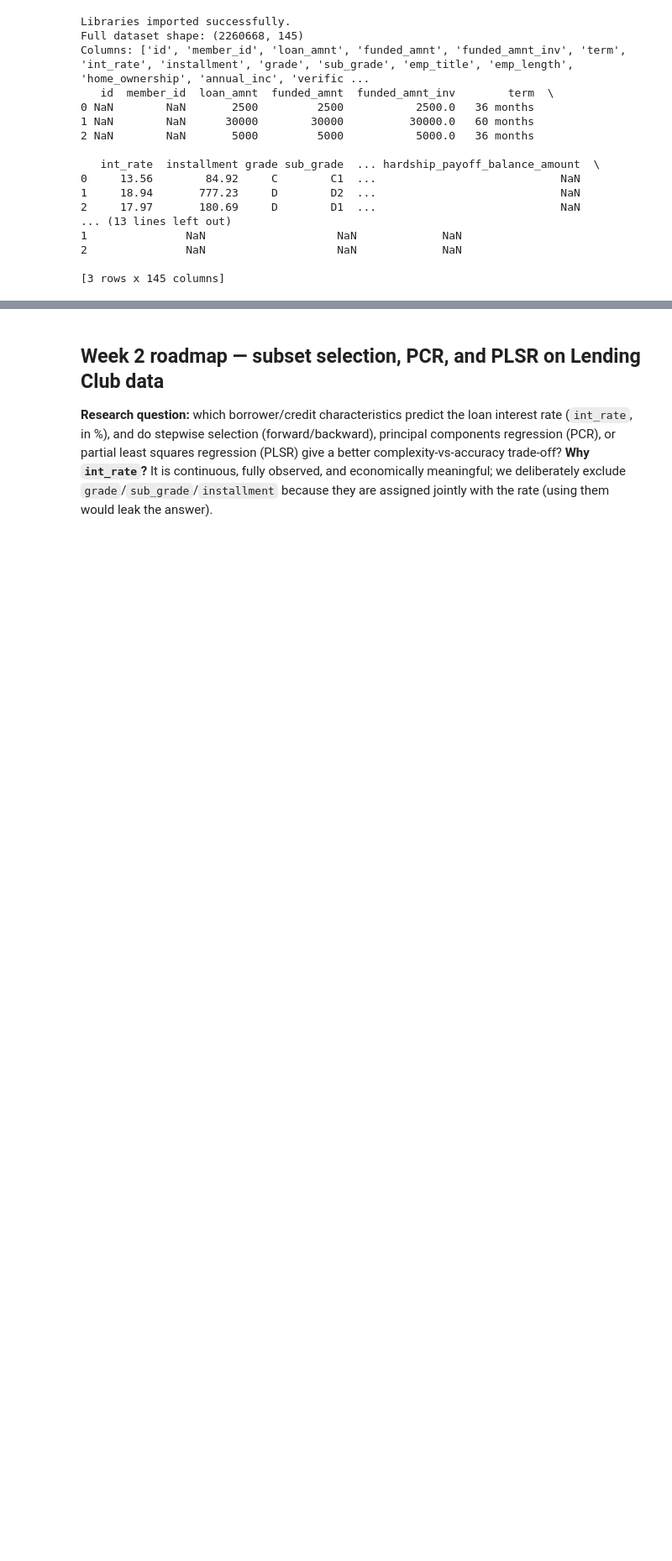
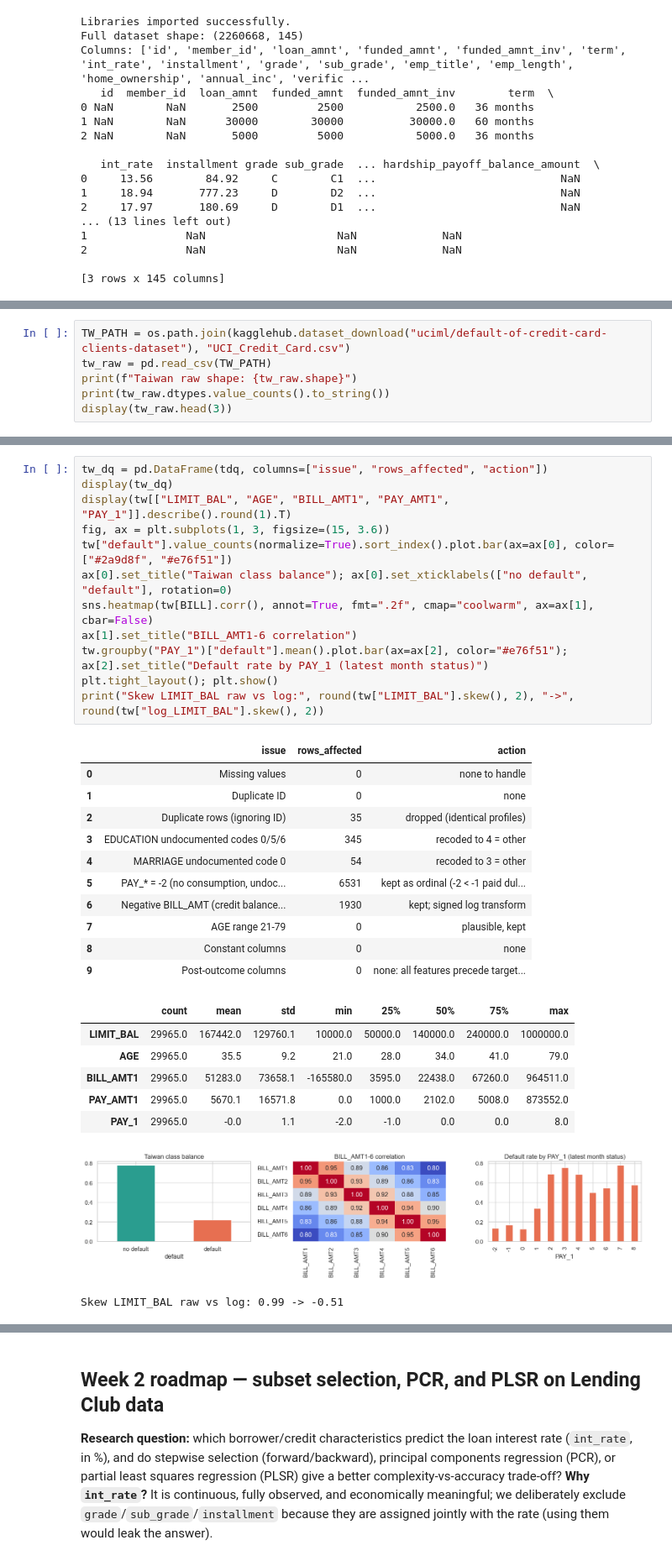
Before and after one commit to kumargaurav-bu-edu/ms_datascience, a Jupyter notebook: week_09112026/DX799O1/homework/kumar_gaurav_week3_dx799O1.ipynb, the cells around one changed output, grey strips where cells are left out. Shown at 84% size. Saved outputs shown, nothing was run; the diff lists cells and outputs as text; blank space fills up the shorter version.

```diff
--- a/week_09112026/DX799O1/homework/kumar_gaurav_week3_dx799O1.ipynb
+++ b/week_09112026/DX799O1/homework/kumar_gaurav_week3_dx799O1.ipynb
@@ -53,0 +342,6 @@ Columns: ['id', 'member_id', 'loan_amnt', 'funded_amnt', 'funded_amnt_inv', 'ter
+# %%
+TW_PATH = os.path.join(kagglehub.dataset_download("uciml/default-of-credit-card-clients-dataset"), "UCI_Credit_Card.csv")
+tw_raw = pd.read_csv(TW_PATH)
+print(f"Taiwan raw shape: {tw_raw.shape}")
+print(tw_raw.dtypes.value_counts().to_string())
+display(tw_raw.head(3))
@@ -53,0 +436,32 @@ Columns: ['id', 'member_id', 'loan_amnt', 'funded_amnt', 'funded_amnt_inv', 'ter
+# %%
+tw_dq = pd.DataFrame(tdq, columns=["issue", "rows_affected", "action"])
+display(tw_dq)
+display(tw[["LIMIT_BAL", "AGE", "BILL_AMT1", "PAY_AMT1", "PAY_1"]].describe().round(1).T)
+fig, ax = plt.subplots(1, 3, figsize=(15, 3.6))
+tw["default"].value_counts(normalize=True).sort_index().plot.bar(ax=ax[0], color=["#2a9d8f", "#e76f51"])
+ax[0].set_title("Taiwan class balance"); ax[0].set_xticklabels(["no default", "default"], rotation=0)
+sns.heatmap(tw[BILL].corr(), annot=True, fmt=".2f", cmap="coolwarm", ax=ax[1], cbar=False)
+ax[1].set_title("BILL_AMT1-6 correlation")
+tw.groupby("PAY_1")["default"].mean().plot.bar(ax=ax[2], color="#e76f51"); ax[2].set_title("Default rate by PAY_1 (latest month status)")
+plt.tight_layout(); plt.show()
+print("Skew LIMIT_BAL raw vs log:", round(tw["LIMIT_BAL"].skew(), 2), "->", round(tw["log_LIMIT_BAL"].skew(), 2))
+# %% [output]
+|  | issue | rows_affected | action |
+| 0 | Missing values | 0 | none to handle |
+| 1 | Duplicate ID | 0 | none |
+| 2 | Duplicate rows (ignoring ID) | 35 | dropped (identical profiles) |
+| 3 | EDUCATION undocumented codes 0/5/6 | 345 | recoded to 4 = other |
+| 4 | MARRIAGE undocumented code 0 | 54 | recoded to 3 = other |
+| 5 | PAY_* = -2 (no consumption, undoc... | 6531 | kept as ordinal (-2 < -1 paid dul... |
+| 6 | Negative BILL_AMT (credit balance... | 1930 | kept; signed log transform |
+| 7 | AGE range 21-79 | 0 | plausible, kept |
+| 8 | Constant columns | 0 | none |
+| 9 | Post-outcome columns | 0 | none: all features precede target... |
+|  | count | mean | std | min | 25% | 50% | 75% | max |
+| LIMIT_BAL | 29965.0 | 167442.0 | 129760.1 | 10000.0 | 50000.0 | 140000.0 | 240000.0 | 1000000.0 |
+| AGE | 29965.0 | 35.5 | 9.2 | 21.0 | 28.0 | 34.0 | 41.0 | 79.0 |
+| BILL_AMT1 | 29965.0 | 51283.0 | 73658.1 | -165580.0 | 3595.0 | 22438.0 | 67260.0 | 964511.0 |
+| PAY_AMT1 | 29965.0 | 5670.1 | 16571.8 | 0.0 | 1000.0 | 2102.0 | 5008.0 | 873552.0 |
+| PAY_1 | 29965.0 | -0.0 | 1.1 | -2.0 | -1.0 | 0.0 | 0.0 | 8.0 |
+[figure, added]
+Skew LIMIT_BAL raw vs log: 0.99 -> -0.51
```
Also changed, not shown: parts of 37 cells of this notebook, 39 other files.
